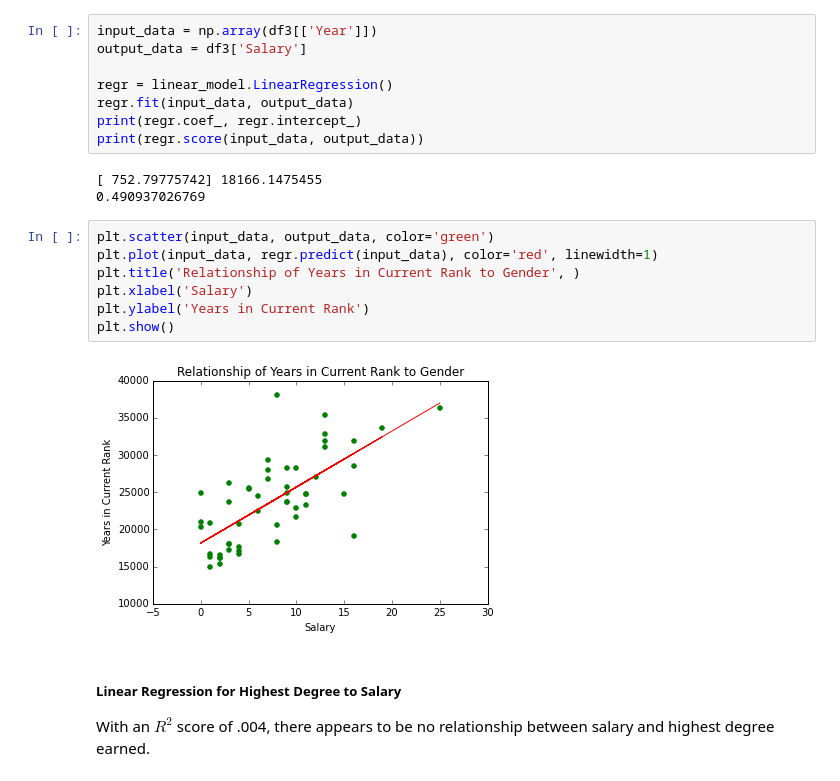
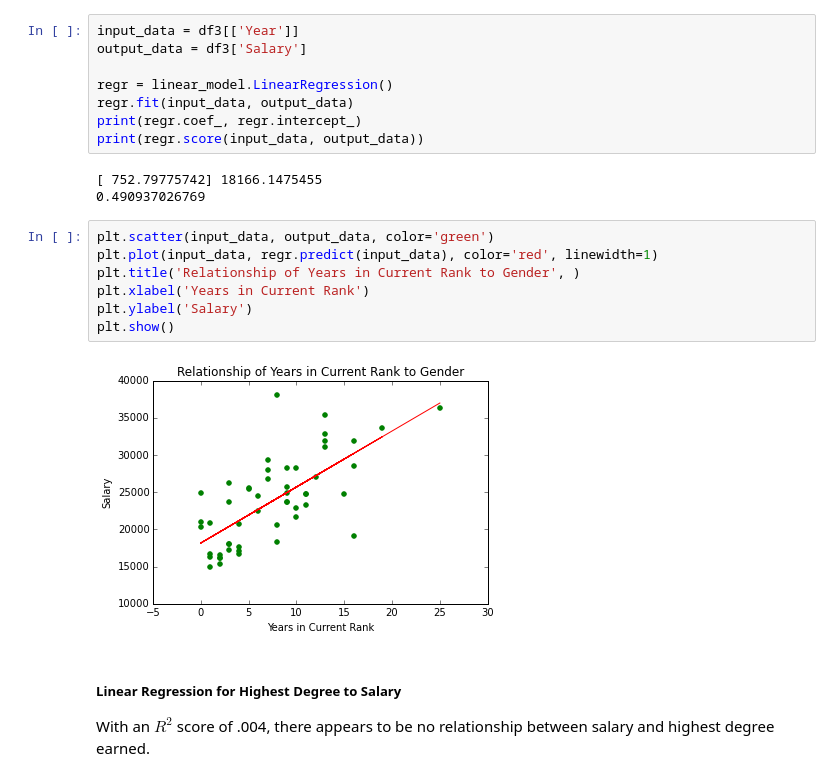
Before and after one commit to nckathleen/Linear-Regression, a Jupyter notebook: simple-linear-regression.ipynb, the cells around one changed output. Drawn from its saved outputs; the diff is of its cells as text.

```diff
--- a/simple-linear-regression.ipynb
+++ b/simple-linear-regression.ipynb
@@ -181,7 +193,7 @@ plt.show()
 
 With an $R^2$ score of .49, there appears to be no significant relationship between salary and number of years in current rank.
 # %%
-input_data = np.array(df3[['Year']])
+input_data = df3[['Year']]
 output_data = df3['Salary']
 
 regr = linear_model.LinearRegression()
@@ -194,12 +206,12 @@ print(regr.score(input_data, output_data))
 # %%
 plt.scatter(input_data, output_data, color='green')
 plt.plot(input_data, regr.predict(input_data), color='red', linewidth=1)
 plt.title('Relationship of Years in Current Rank to Gender', )
-plt.xlabel('Salary')
-plt.ylabel('Years in Current Rank')
+plt.xlabel('Years in Current Rank')
+plt.ylabel('Salary')
 plt.show()
 # %% [output]
-[figure, old version]
+[figure, new version]
 # %% [markdown]
 ##### Linear Regression for Highest Degree to Salary
 
```
Also changed, not shown: parts of 23 cells of this notebook, 1 other file.
